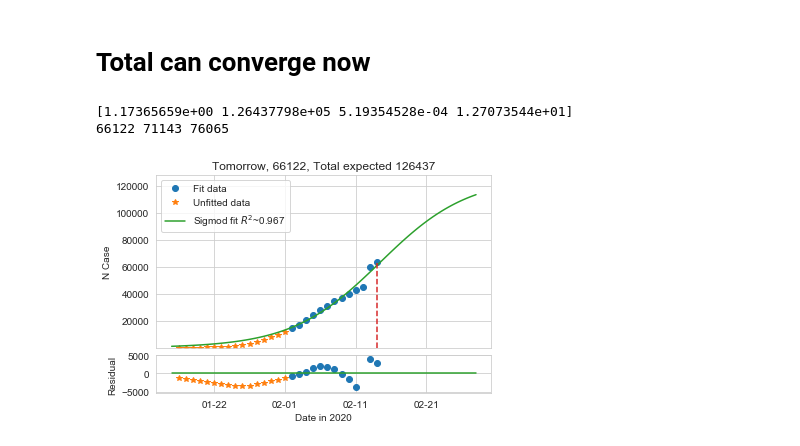
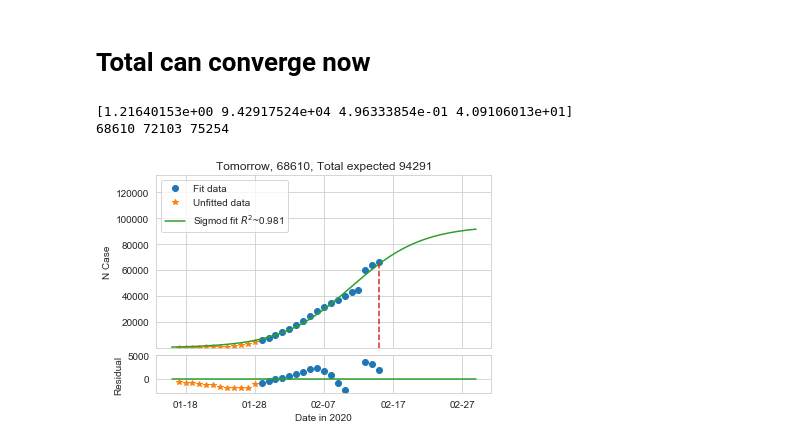
Before and after one commit to tongbaojia/vr_2020, a Jupyter notebook: Virus.ipynb, the cells around one changed output. Drawn from its saved outputs; the diff is of its cells as text; code cells hidden in the pictures.

```diff
--- a/Virus.ipynb
+++ b/Virus.ipynb
@@ -36,10 +36,11 @@ c = [
     2473,
     2034,
     15140, # without change 13332
-    4036,
+    4040,
+    2644
 ]
 # %%
-tmr_date = "2_14_2020"
+tmr_date = "2_15_2020"
 # %% [markdown]
 # Standard Imports
 # %%
@@ -161,7 +162,7 @@ def sigmoid(x, a, n, b, c):
 
 def prediction(my_func, name="sigmoid"):
     # initial guess for curve fit coefficients
-    starting_index = 16
+    starting_index = 12
     x_prev_data = np.arange(-starting_index + 1, 1)
     y_prev_data = np.array(total[:starting_index])
     xdata = np.arange(1, len(total[starting_index:])+1)
@@ -201,33 +202,33 @@ def prediction(my_func, name="sigmoid"):
     ax1.set_ylim(1, total[-1] * 2)
     ax1.legend(loc='best')
     # ax1.set_xticks([])
     # ax1.set_xlabel('Date')
     ax1.set_ylabel('N Case')
 
     residuals = ydata - my_func(xdata, *popt)
     prev_residuals = y_prev_data - my_func(x_prev_data, *popt)
     ax2.plot(xdata, residuals, 'o', label='residuals')
     ax2.plot(x_prev_data, prev_residuals, '*', label='prev residuals')
     ax2.plot(x, np.zeros(len(x)))
     ax2.set_ylim(min(prev_residuals) * 1.5, 5000)
     ax2.set_xlabel('Date in 2020')
     ax2.set_ylabel('Residual')
     x_ticks = ax2.get_xticks()
     # print(x_ticks)
     current_day = len(total) - starting_index
     # correct time difference
     current_date = date.today() + timedelta(days=1)
     date_ticks = []
     for x_tick in x_ticks:
         date_ticks.append(current_date + timedelta(days=x_tick - current_day))
     date_ticks = [i.strftime('%m-%d') for i in date_ticks]
     # print(date_ticks)
     ax2.set_xticklabels(date_ticks)
     plt.savefig('Plots/{}_{}.png'.format(tmr_date, name), dpi=300)
     plt.show()
 
 prediction(sigmoid, "sigmoid")
 # %% [output]
-[1.17365659e+00 1.26437798e+05 5.19354528e-04 1.27073544e+01]
-66122 71143 76065
+[1.21640153e+00 9.42917524e+04 4.96333854e-01 4.09106013e+01]
+68610 72103 75254
-[figure, old version]
+[figure, new version]
```
Also changed, not shown: parts of 2 cells of this notebook, 3 other files.
